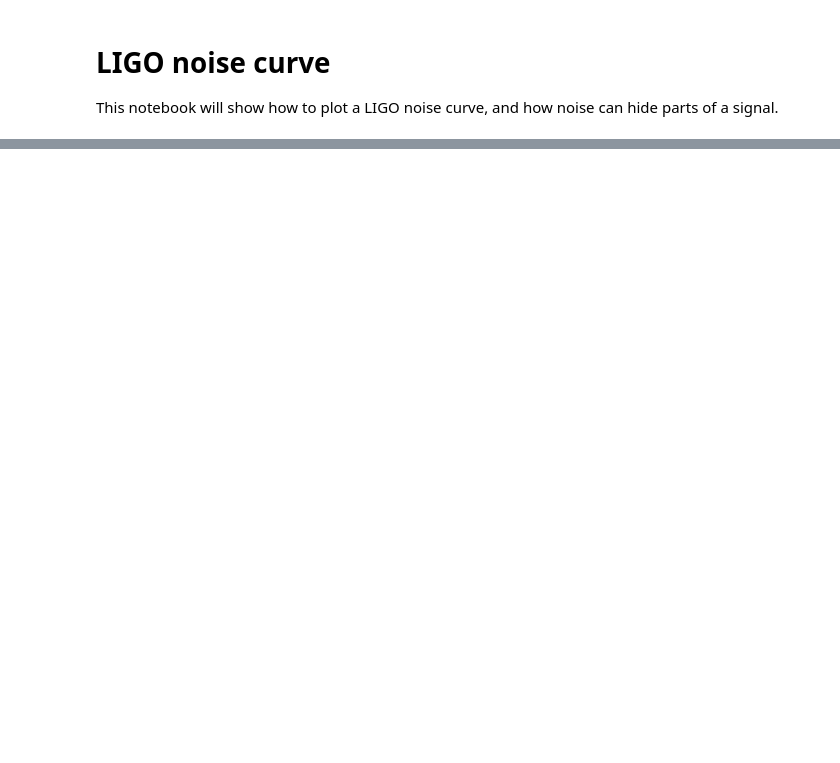
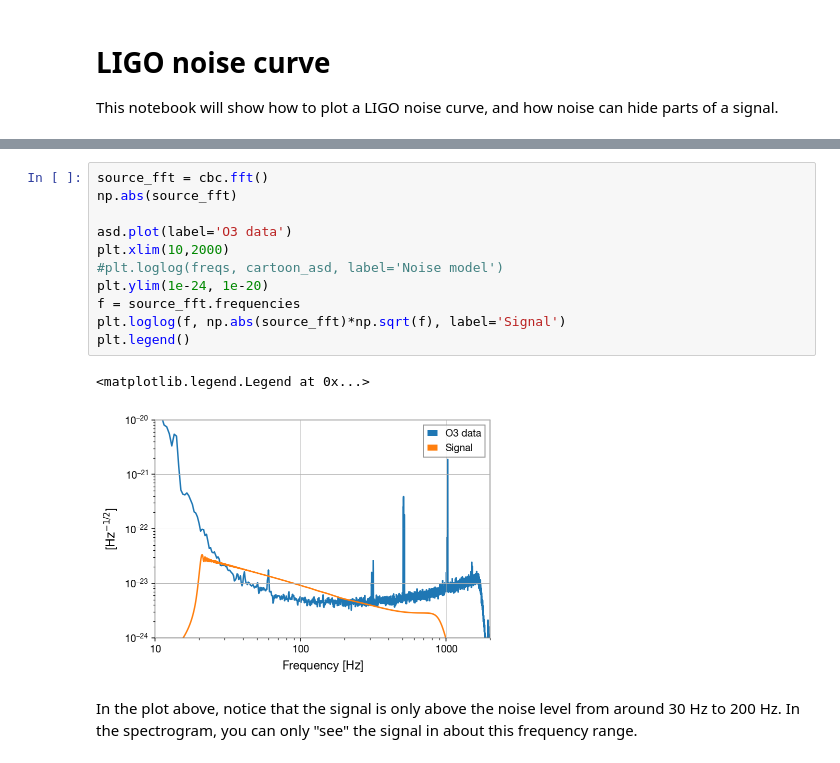
Before and after one commit to jkanner/gw-intro, a Jupyter notebook: intro-5-noise.ipynb, the cells around one changed output, grey strips where cells are left out. Saved outputs shown, nothing was run; the diff lists cells and outputs as text; blank space fills up the shorter version.

```diff
--- a/intro-5-noise.ipynb
+++ b/intro-5-noise.ipynb
@@ -45,0 +110,16 @@ plt.ylim(1e-24, 1e-20)
+# %%
+source_fft = cbc.fft()
+np.abs(source_fft)
+
+asd.plot(label='O3 data')
+plt.xlim(10,2000)
+#plt.loglog(freqs, cartoon_asd, label='Noise model')
+plt.ylim(1e-24, 1e-20)
+f = source_fft.frequencies
+plt.loglog(f, np.abs(source_fft)*np.sqrt(f), label='Signal')
+plt.legend()
+# %% [output]
+<matplotlib.legend.Legend at 0x...>
+[figure, added]
+# %% [markdown]
+In the plot above, notice that the signal is only above the noise level from around 30 Hz to 200 Hz.  In the spectrogram, you can only "see" the signal in about this frequency range.
```
Also changed, not shown: parts of 13 cells of this notebook.
